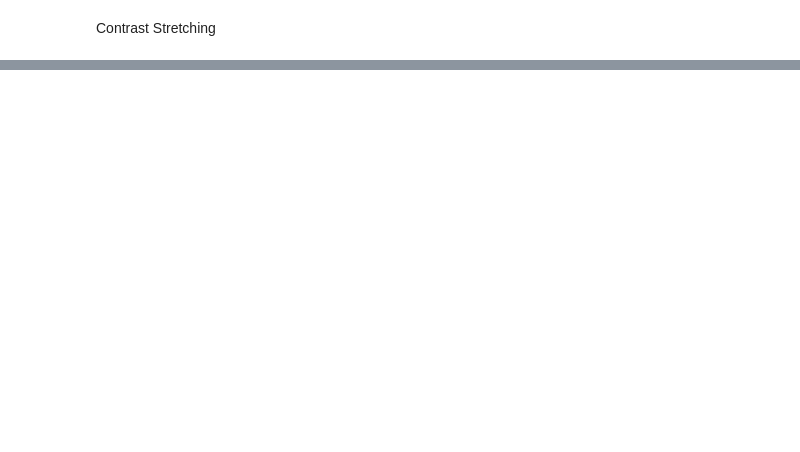
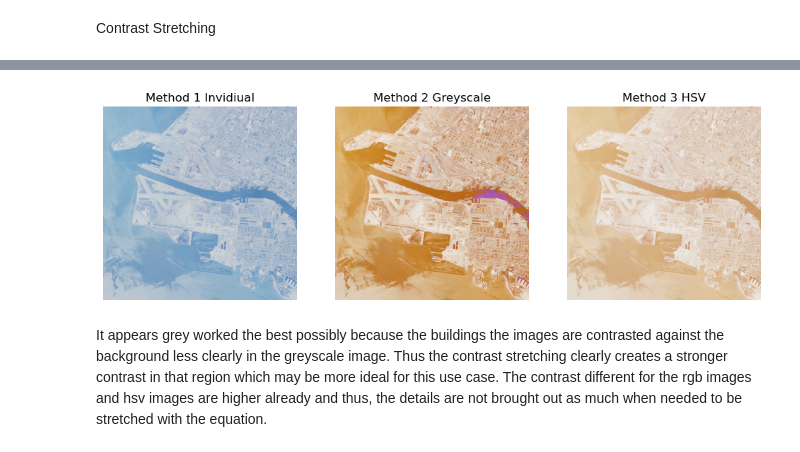
Before and after one commit to Skele-Y/COMP9517, a Jupyter notebook: lab01/Q1.ipynb, the cells around one changed output, grey strips where cells are left out. Cells and saved outputs as stored; diff of their text form; code cells hidden in the pictures; blank space fills up the shorter version.

```diff
--- a/lab01/Q1.ipynb
+++ b/lab01/Q1.ipynb
@@ -59,0 +128,22 @@ plt.show()
+# %%
+fig, (ax1, ax2, ax3) = plt.subplots(1, 3, figsize=(12, 4))
+ax1.set_title('Method 1 Invidiual')
+ax1.imshow(cv2.cvtColor(img_bgr, cv2.COLOR_BGR2RGB))
+
+# Display the new image
+ax2.set_title('Method 2 Greyscale')
+ax2.imshow(img_2)
+
+# Display the new image
+ax3.set_title('Method 3 HSV')
+ax3.imshow(img_3)
+
+# Hide the axes and show the figure
+ax1.axis('off')
+ax2.axis('off')
+ax3.axis('off')
+plt.show()
+# %% [output]
+[figure, added]
+# %% [markdown]
+It appears grey worked the best possibly because the buildings the images are contrasted against the background less clearly in the greyscale image. Thus the contrast stretching clearly creates a stronger contrast in that region which may be more ideal for this use case. The contrast different for the rgb images and hsv images are higher already and thus, the details are not brought out as much when needed to be stretched with the equation.
```
Also changed, not shown: parts of 4 cells of this notebook.
